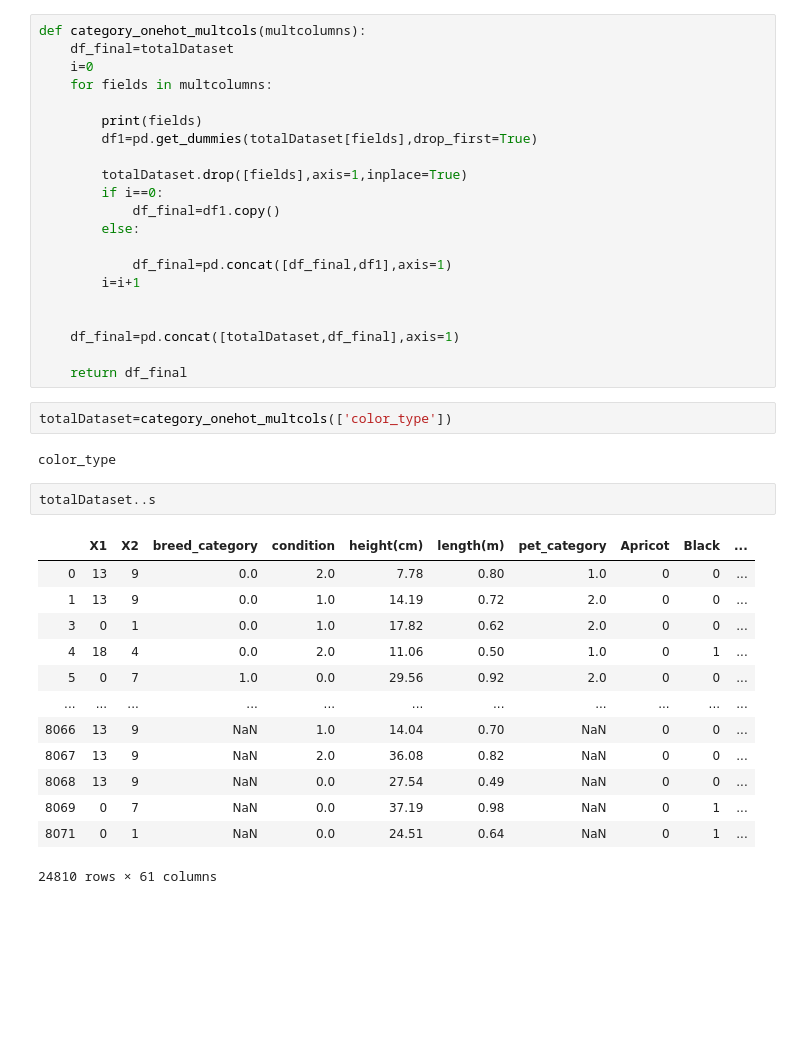
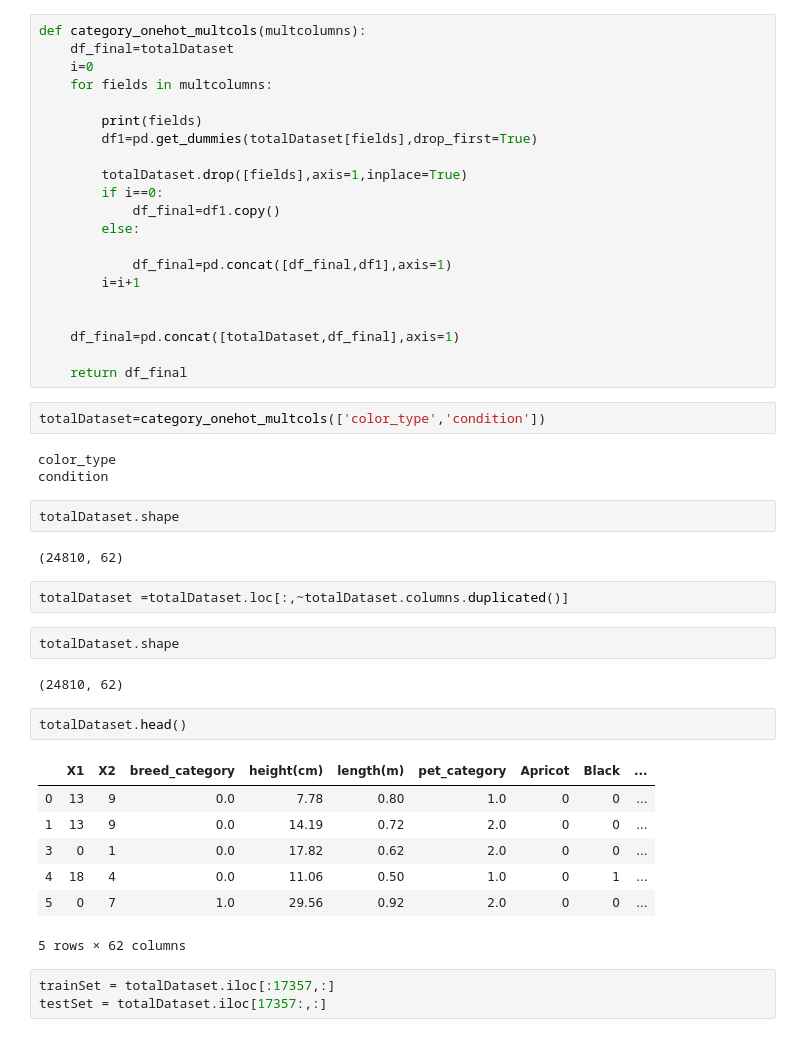
Before and after one commit to Princeshaw/Pet-Adoption-Hackerearth, a Jupyter notebook: pet_adoption.ipynb, the cells around one changed output. Cells and saved outputs as stored; diff of their text form; blank space fills up the shorter version.

```diff
--- a/pet_adoption.ipynb
+++ b/pet_adoption.ipynb
@@ -241,22 +241,30 @@ def category_onehot_multcols(multcolumns):
 
     return df_final
 # %%
-totalDataset=category_onehot_multcols(['color_type'])
+totalDataset=category_onehot_multcols(['color_type','condition'])
 # %% [output]
 color_type
+condition
 # %%
-totalDataset..s
+totalDataset.shape
 # %% [output]
-|  | X1 | X2 | breed_category | condition | height(cm) | length(m) | pet_category | Apricot | Black | ... |
-| 0 | 13 | 9 | 0.0 | 2.0 | 7.78 | 0.80 | 1.0 | 0 | 0 | ... |
-| 1 | 13 | 9 | 0.0 | 1.0 | 14.19 | 0.72 | 2.0 | 0 | 0 | ... |
-| 3 | 0 | 1 | 0.0 | 1.0 | 17.82 | 0.62 | 2.0 | 0 | 0 | ... |
-| 4 | 18 | 4 | 0.0 | 2.0 | 11.06 | 0.50 | 1.0 | 0 | 1 | ... |
-| 5 | 0 | 7 | 1.0 | 0.0 | 29.56 | 0.92 | 2.0 | 0 | 0 | ... |
-| ... | ... | ... | ... | ... | ... | ... | ... | ... | ... | ... |
-| 8066 | 13 | 9 | NaN | 1.0 | 14.04 | 0.70 | NaN | 0 | 0 | ... |
-| 8067 | 13 | 9 | NaN | 2.0 | 36.08 | 0.82 | NaN | 0 | 0 | ... |
-| 8068 | 13 | 9 | NaN | 0.0 | 27.54 | 0.49 | NaN | 0 | 0 | ... |
-| 8069 | 0 | 7 | NaN | 0.0 | 37.19 | 0.98 | NaN | 0 | 1 | ... |
-| 8071 | 0 | 1 | NaN | 0.0 | 24.51 | 0.64 | NaN | 0 | 1 | ... |
-24810 rows × 61 columns
+(24810, 62)
+# %%
+totalDataset =totalDataset.loc[:,~totalDataset.columns.duplicated()]
+# %%
+totalDataset.shape
+# %% [output]
+(24810, 62)
+# %%
+totalDataset.head()
+# %% [output]
+|  | X1 | X2 | breed_category | height(cm) | length(m) | pet_category | Apricot | Black | ... |
+| 0 | 13 | 9 | 0.0 | 7.78 | 0.80 | 1.0 | 0 | 0 | ... |
+| 1 | 13 | 9 | 0.0 | 14.19 | 0.72 | 2.0 | 0 | 0 | ... |
+| 3 | 0 | 1 | 0.0 | 17.82 | 0.62 | 2.0 | 0 | 0 | ... |
+| 4 | 18 | 4 | 0.0 | 11.06 | 0.50 | 1.0 | 0 | 1 | ... |
+| 5 | 0 | 7 | 1.0 | 29.56 | 0.92 | 2.0 | 0 | 0 | ... |
+5 rows × 62 columns
+# %%
+trainSet = totalDataset.iloc[:17357,:]
+testSet = totalDataset.iloc[17357:,:]
```
Also changed, not shown: parts of 15 cells of this notebook.
